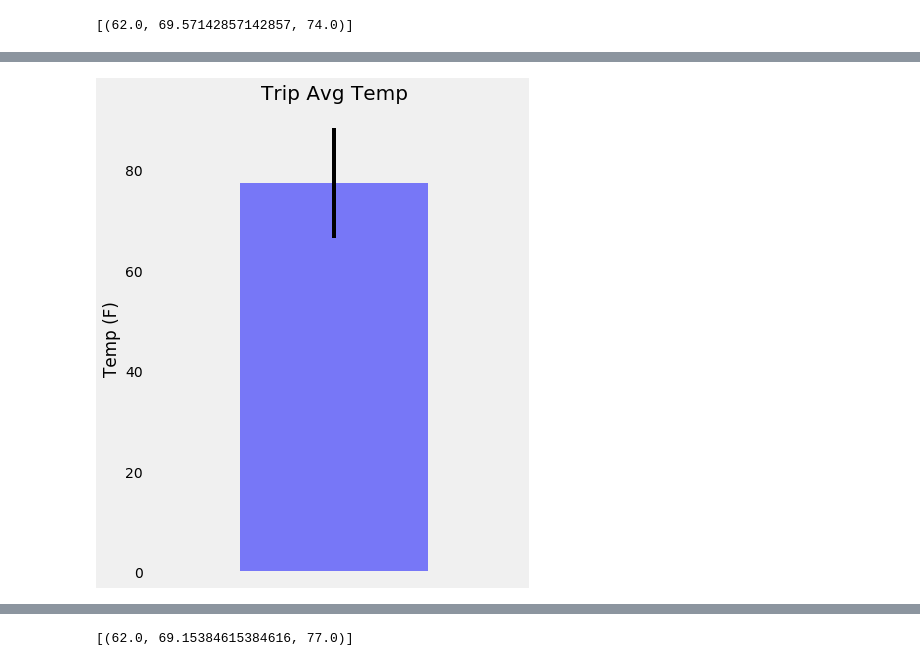
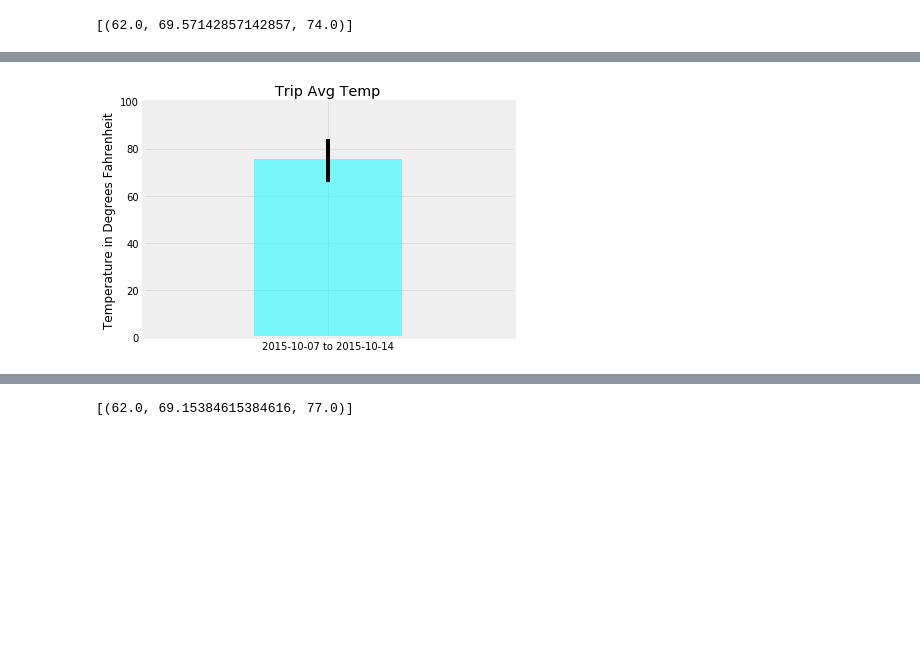
Before and after one commit to RADettmer/sqlalchemy_challenge, a Jupyter notebook: climate_starter.ipynb, the cells around one changed output, grey strips where cells are left out. Drawn from its saved outputs; the diff is of its cells as text; code cells hidden in the pictures; blank space fills up the shorter version.

```diff
--- a/climate_starter.ipynb
+++ b/climate_starter.ipynb
@@ -291,14 +341,26 @@ trip_df.head()
-# %%
-#test two part 2
-avg_temp = trip_df['Avg Temp']
-min_max_temp = trip_df.iloc[0]['Max Temp'] - trip_df.iloc[0]['Min Temp']
-avg_temp.plot(kind='bar', yerr=min_max_temp, figsize=(6,8), alpha=0.5, color='blue')
-plt.title("Trip Avg Temp", fontsize=20)
-plt.ylabel("Temp (F)")
-plt.xticks([])
-plt.grid()
-#plt.savefig("TripTempSummary.png")
-plt.show()
-# %% [output]
-[figure, removed]
+# %%
+#generate graph with prior year data
+tt = calc_temps(yrprior_start, yrprior_end)
+
+mintt = tt[0][0]
+avgtt = tt[0][1]
+maxtt = tt[0][2]
+minerror = avgtt - mintt
+maxerror = maxtt - avgtt
+errorbars = np.array([[minerror], [maxerror]])
+
+plt.bar("2015-10-07 to 2015-10-14", avgtt, yerr=errorbars, color="aqua", alpha=.5)
+plt.ylim(0, 100)
+plt.xlim(-1, 1)
+plt.title('Trip Avg Temp')
+plt.ylabel('Temperature in Degrees Fahrenheit')
+plt.grid(alpha=.5)
+
+#save figure
+plt.savefig("plot3.png")
+
+plt.tight_layout()
+plt.show()
+# %% [output]
+[figure, added]
 # %%
```
Also changed, not shown: parts of 24 cells of this notebook, 5 other files.
